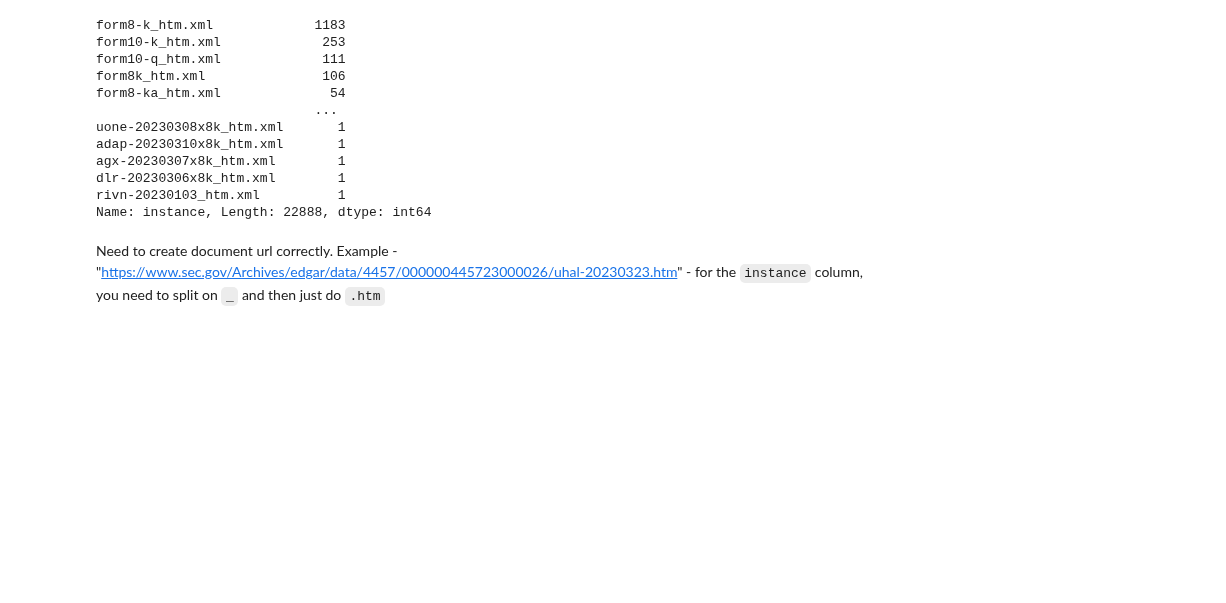
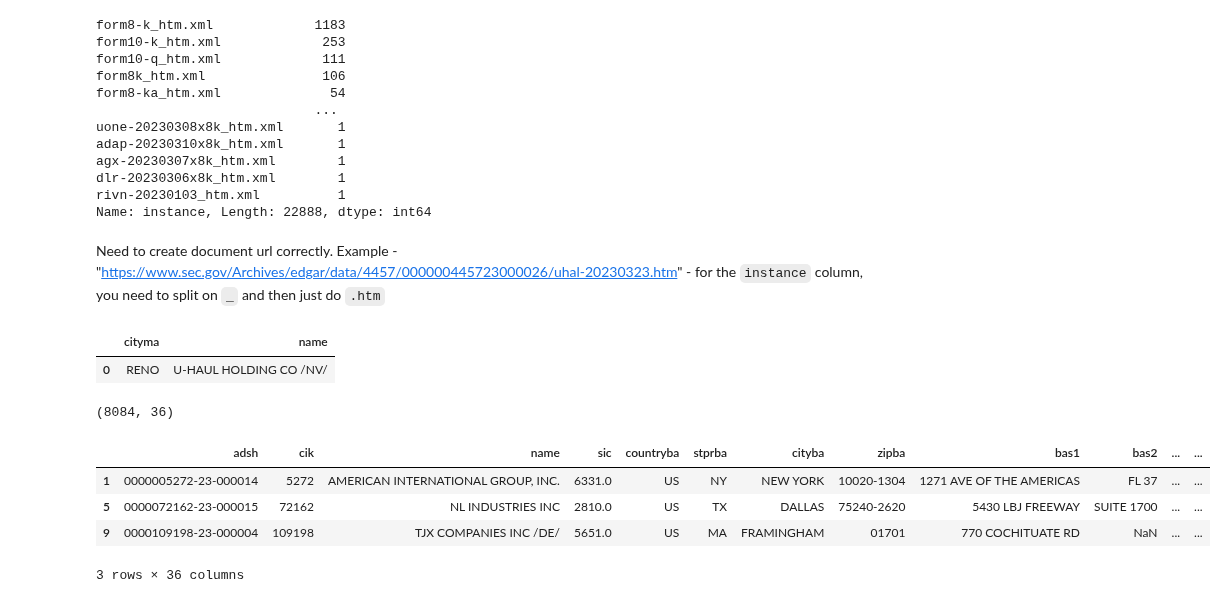
Before and after one commit to avishek-mondal/hf_tutes, a Jupyter notebook: notebooks/sec_data_exploration.ipynb, the cells around one changed output. Drawn from its saved outputs; the diff is of its cells as text; code cells hidden in the pictures; blank space fills up the shorter version.

```diff
--- a/notebooks/sec_data_exploration.ipynb
+++ b/notebooks/sec_data_exploration.ipynb
@@ -124,3 +133,21 @@ rivn-20230103_htm.xml          1
 Name: instance, Length: 22888, dtype: int64
 # %% [markdown]
 Need to create document url correctly. Example - "https://www.sec.gov/Archives/edgar/data/4457/000000445723000026/uhal-20230323.htm" - for the `instance` column, you need to split on `_` and then just do `.htm`
+# %%
+sub_df[sub_df.adsh == "0000004457-23-000026"][["cityma", "name"]]
+# %% [output]
+|  | cityma | name |
+| 0 | RENO | U-HAUL HOLDING CO /NV/ |
+# %%
+sub_num = sub_df[sub_df.adsh.isin(num_df.adsh)]
+sub_num.shape
+# %% [output]
+(8084, 36)
+# %%
+sub_num.head(3)
+# %% [output]
+|  | adsh | cik | name | sic | countryba | stprba | cityba | zipba | bas1 | bas2 | ... | ... |
+| 1 | 0000005272-23-000014 | 5272 | AMERICAN INTERNATIONAL GROUP, INC. | 6331.0 | US | NY | NEW YORK | 10020-1304 | 1271 AVE OF THE AMERICAS | FL 37 | ... | ... |
+| 5 | 0000072162-23-000015 | 72162 | NL INDUSTRIES INC | 2810.0 | US | TX | DALLAS | 75240-2620 | 5430 LBJ FREEWAY | SUITE 1700 | ... | ... |
+| 9 | 0000109198-23-000004 | 109198 | TJX COMPANIES INC /DE/ | 5651.0 | US | MA | FRAMINGHAM | 01701 | 770 COCHITUATE RD | NaN | ... | ... |
+3 rows × 36 columns
```
Also changed, not shown: parts of 13 cells of this notebook.
